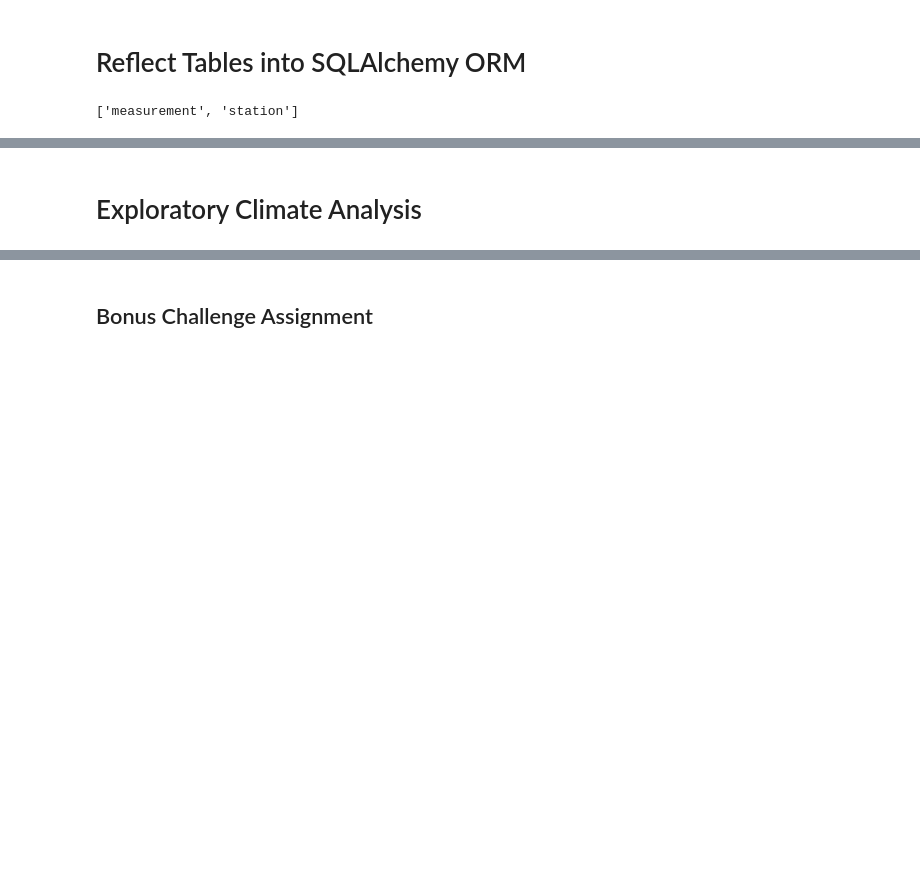
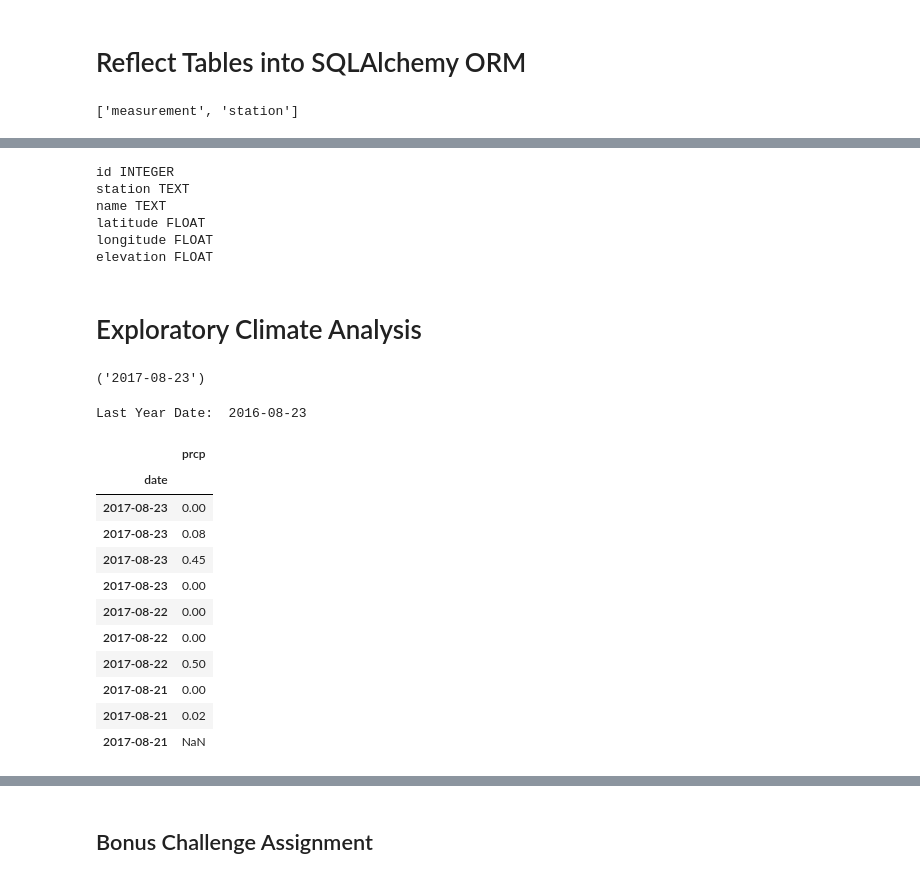
Before and after one commit to AGPalmer88/sqlalchemy-challenge, a Jupyter notebook: climate_starter.ipynb, the cells around one changed output, grey strips where cells are left out. Cells and saved outputs as stored; diff of their text form; code cells hidden in the pictures; blank space fills up the shorter version.

```diff
--- a/climate_starter.ipynb
+++ b/climate_starter.ipynb
@@ -45,18 +55,62 @@ print(measurement)
+# %%
+columns = inspector.get_columns('station')
+for c in columns:
+    print(c['name'], c["type"])
+# %% [output]
+id INTEGER
+station TEXT
+name TEXT
+latitude FLOAT
+longitude FLOAT
+elevation FLOAT
 # %%
 # Create our session (link) from Python to the DB
 from sqlalchemy.orm import Session
 session = Session(engine)
 # %% [markdown]
 # Exploratory Climate Analysis
+# %%
+# Design a query to retrieve the last 12 months of precipitation data and plot the results
+#latest date query - 10-Advanced-Data-Storage-and-Retrieval/3/Activities/02-Ins_Dates/Solved/Ins_Dates.ipynb
+last_12_mths = session.query(measurement.date).order_by(measurement.date.desc()).first()
+last_12_mths
+# %% [output]
+('2017-08-23')
+# %%
+# # Calculate the date 1 year ago from the last data point in the database
+last_year_date = dt.date(2017, 8, 23) - dt.timedelta(days=365)
+print("Last Year Date: ", last_year_date)
+# %% [output]
+Last Year Date:  2016-08-23
 # %%
 # Design a query to retrieve the last 12 months of precipitation data and plot the results
+#latest date query - 10-Advanced-Data-Storage-and-Retrieval/3/Activities/02-Ins_Dates/Solved/Ins_Dates.ipynb
+#last_12_mths = session.query(measurement.date).order_by(measurement.date.desc()).first()
 
-# Calculate the date 1 year ago from the last data point in the database
+last_12_mnth_prcp = session.query(measurement.date, measurement.prcp).\
+ filter(measurement.date >= last_year_date).order_by(measurement.date.desc()).all()
+last_12_mnth_prcp
 
 # Perform a query to retrieve the data and precipitation scores
-
 # Save the query results as a Pandas DataFrame and set the index to the date column
+last_12_mnth_prcp_df = pd.DataFrame(last_12_mnth_prcp, columns = ['date','prcp'])
+last_12_mnth_prcp_df.set_index('date', inplace=True)
+last_12_mnth_prcp_df
 
 # Sort the dataframe by date
-
+last_12_mnth_prcp_df = last_12_mnth_prcp_df.sort_values(by=['date'], ascending=False)
+last_12_mnth_prcp_df.head(10)
 # Use Pandas Plotting with Matplotlib to plot the data
+# %% [output]
+|  | prcp |
+| date |  |
+| 2017-08-23 | 0.00 |
+| 2017-08-23 | 0.08 |
+| 2017-08-23 | 0.45 |
+| 2017-08-23 | 0.00 |
+| 2017-08-22 | 0.00 |
+| 2017-08-22 | 0.00 |
+| 2017-08-22 | 0.50 |
+| 2017-08-21 | 0.00 |
+| 2017-08-21 | 0.02 |
+| 2017-08-21 | NaN |
```
Also changed, not shown: parts of 14 cells of this notebook, 3 other files.
